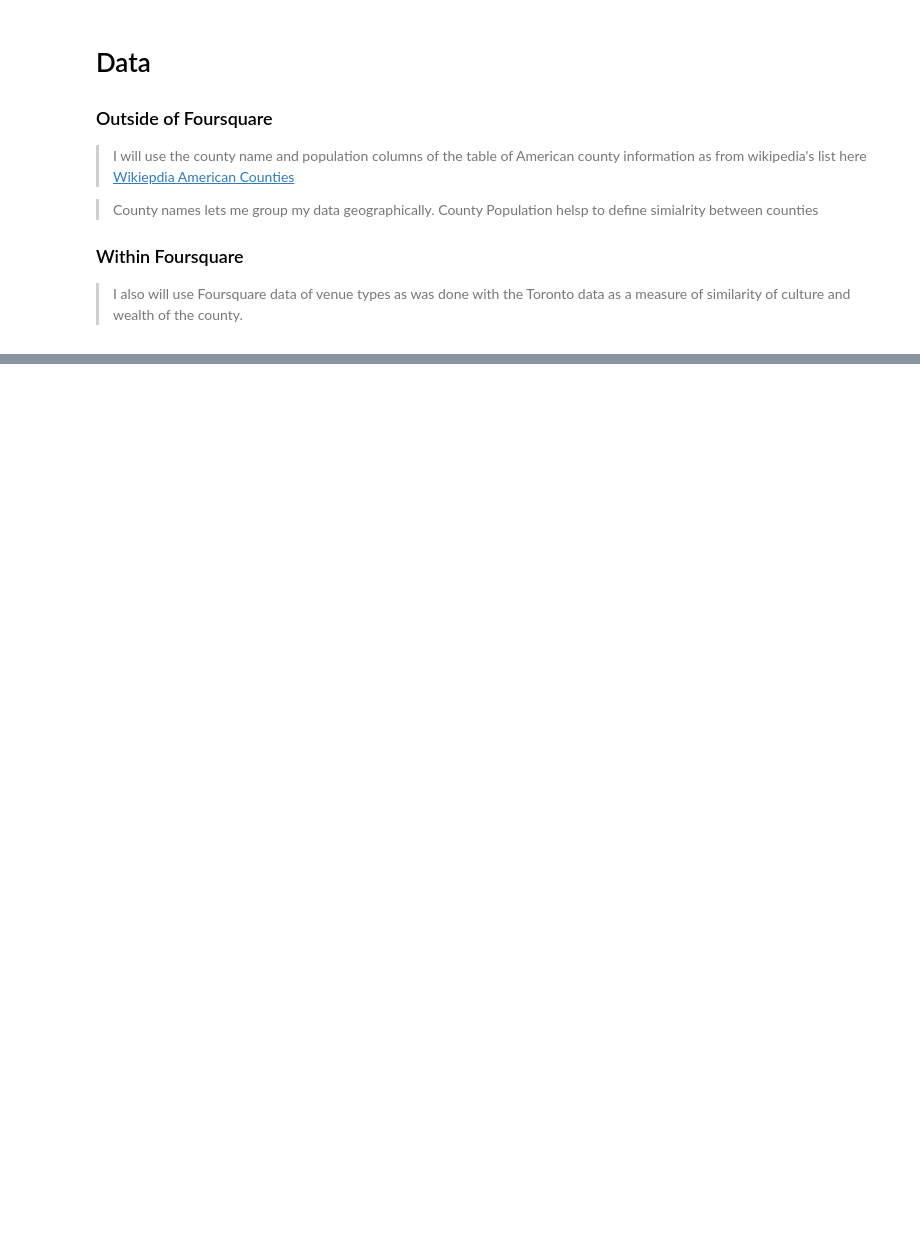
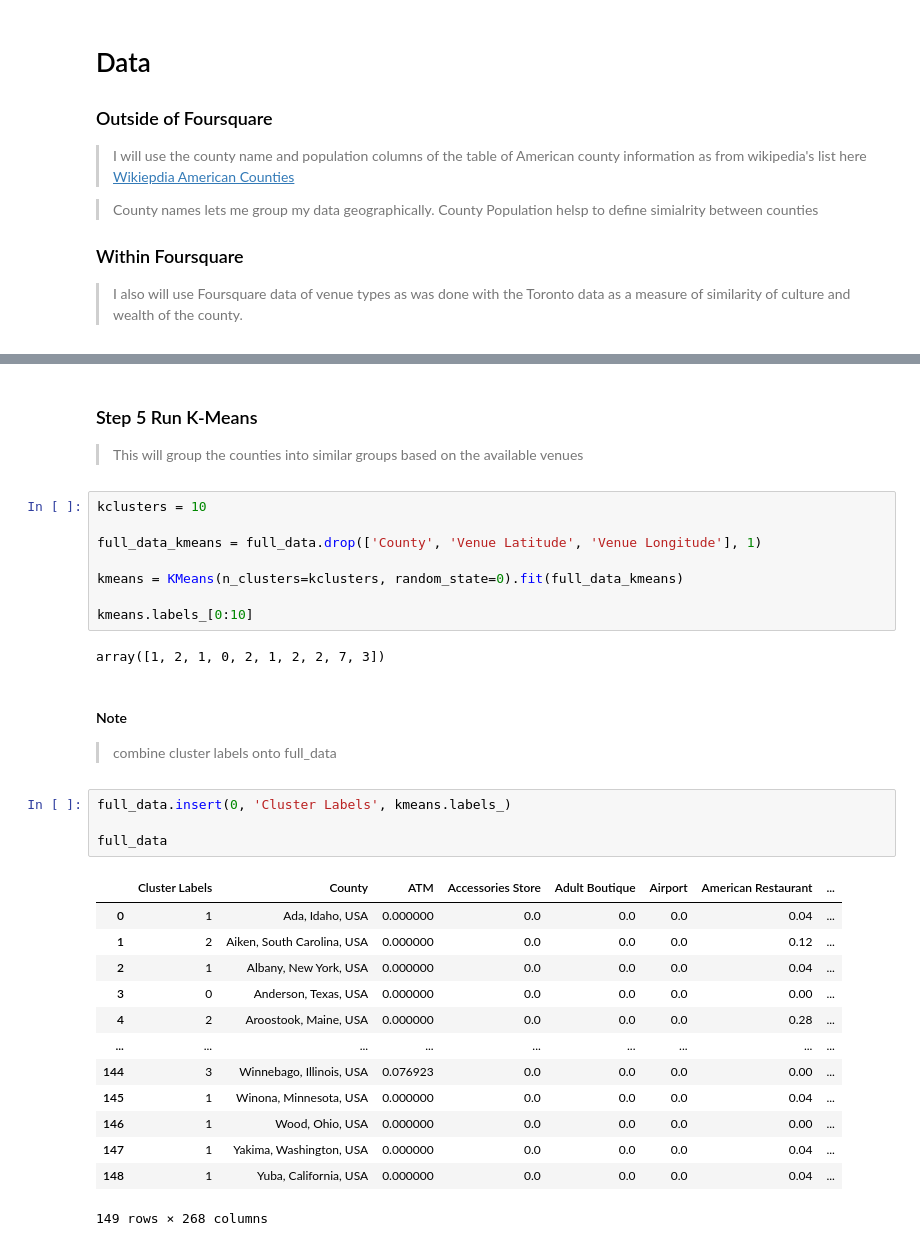
Before and after one commit to mcdougalb/Coursera_Capstone, a Jupyter notebook: capstone.ipynb, the cells around one changed output, grey strips where cells are left out. Drawn from its saved outputs; the diff is of its cells as text; blank space fills up the shorter version.

```diff
--- a/capstone.ipynb
+++ b/capstone.ipynb
@@ -77,0 +389,34 @@ I decided at this point that my hometown which I love is a bad idea for data sci
+# %% [markdown]
+### Step 5 Run K-Means
+ > This will group the counties into similar groups based on the available venues
+# %%
+kclusters = 10
+
+full_data_kmeans = full_data.drop(['County', 'Venue Latitude', 'Venue Longitude'], 1)
+
+kmeans = KMeans(n_clusters=kclusters, random_state=0).fit(full_data_kmeans)
+
+kmeans.labels_[0:10]
+# %% [output]
+array([1, 2, 1, 0, 2, 1, 2, 2, 7, 3])
+# %% [markdown]
+#### Note
+> combine cluster labels onto full_data
+# %%
+full_data.insert(0, 'Cluster Labels', kmeans.labels_)
+
+full_data
+# %% [output]
+|  | Cluster Labels | County | ATM | Accessories Store | Adult Boutique | Airport | American Restaurant | ... |
+| 0 | 1 | Ada, Idaho, USA | 0.000000 | 0.0 | 0.0 | 0.0 | 0.04 | ... |
+| 1 | 2 | Aiken, South Carolina, USA | 0.000000 | 0.0 | 0.0 | 0.0 | 0.12 | ... |
+| 2 | 1 | Albany, New York, USA | 0.000000 | 0.0 | 0.0 | 0.0 | 0.04 | ... |
+| 3 | 0 | Anderson, Texas, USA | 0.000000 | 0.0 | 0.0 | 0.0 | 0.00 | ... |
+| 4 | 2 | Aroostook, Maine, USA | 0.000000 | 0.0 | 0.0 | 0.0 | 0.28 | ... |
+| ... | ... | ... | ... | ... | ... | ... | ... | ... |
+| 144 | 3 | Winnebago, Illinois, USA | 0.076923 | 0.0 | 0.0 | 0.0 | 0.00 | ... |
+| 145 | 1 | Winona, Minnesota, USA | 0.000000 | 0.0 | 0.0 | 0.0 | 0.04 | ... |
+| 146 | 1 | Wood, Ohio, USA | 0.000000 | 0.0 | 0.0 | 0.0 | 0.00 | ... |
+| 147 | 1 | Yakima, Washington, USA | 0.000000 | 0.0 | 0.0 | 0.0 | 0.04 | ... |
+| 148 | 1 | Yuba, California, USA | 0.000000 | 0.0 | 0.0 | 0.0 | 0.04 | ... |
+149 rows × 268 columns
```
Also changed, not shown: parts of 44 cells of this notebook, 5 other files.
